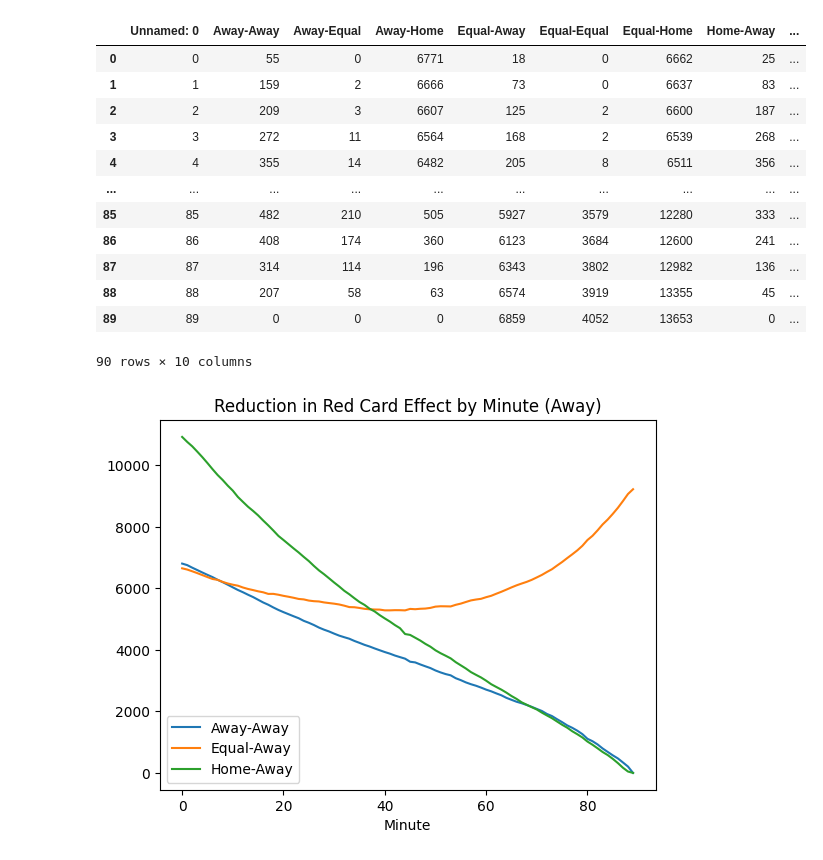
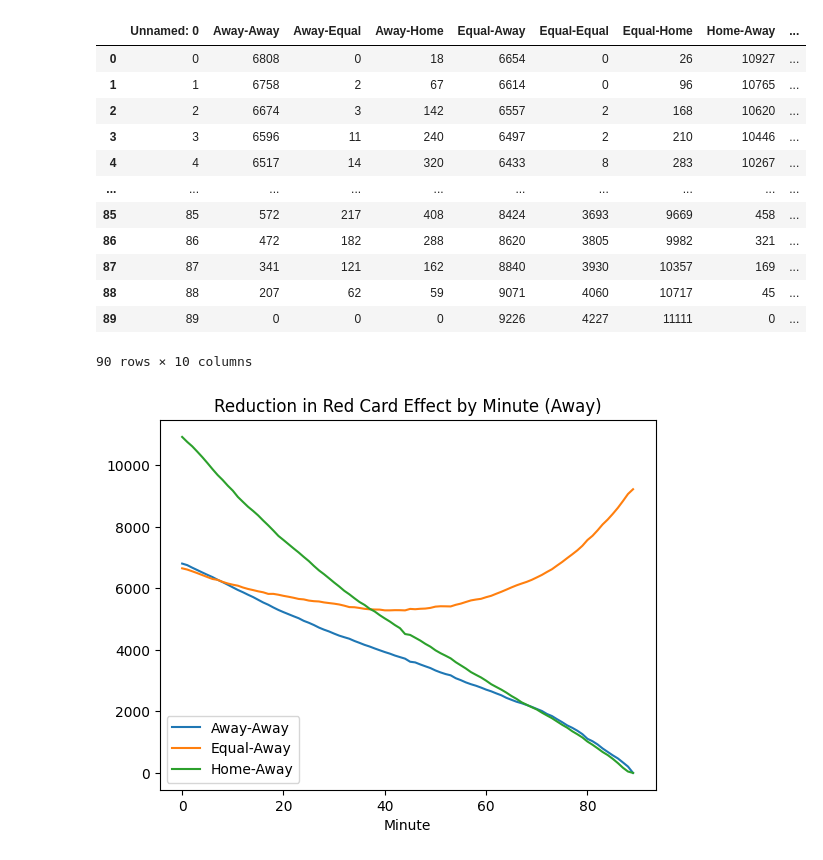
Before and after one commit to WowCodeSusah/Final_DS, a Jupyter notebook: Plot.ipynb, the cells around one changed output. Cells and saved outputs as stored; diff of their text form; code cells hidden in the pictures.

```diff
--- a/Plot.ipynb
+++ b/Plot.ipynb
@@ -73,20 +71,20 @@ plt.savefig('minuteComparison.png')
 homePredicted_show = pd.read_csv('CSV\homePredict.csv')
 awayPredicted_show = pd.read_csv('CSV\AwayPredict.csv')
 # %%
-awayPredicted_show
+homePredicted_show
 # %% [output]
 |  | Unnamed: 0 | Away-Away | Away-Equal | Away-Home | Equal-Away | Equal-Equal | Equal-Home | Home-Away | ... |
-| 0 | 0 | 55 | 0 | 6771 | 18 | 0 | 6662 | 25 | ... |
-| 1 | 1 | 159 | 2 | 6666 | 73 | 0 | 6637 | 83 | ... |
-| 2 | 2 | 209 | 3 | 6607 | 125 | 2 | 6600 | 187 | ... |
-| 3 | 3 | 272 | 11 | 6564 | 168 | 2 | 6539 | 268 | ... |
-| 4 | 4 | 355 | 14 | 6482 | 205 | 8 | 6511 | 356 | ... |
+| 0 | 0 | 6808 | 0 | 18 | 6654 | 0 | 26 | 10927 | ... |
+| 1 | 1 | 6758 | 2 | 67 | 6614 | 0 | 96 | 10765 | ... |
+| 2 | 2 | 6674 | 3 | 142 | 6557 | 2 | 168 | 10620 | ... |
+| 3 | 3 | 6596 | 11 | 240 | 6497 | 2 | 210 | 10446 | ... |
+| 4 | 4 | 6517 | 14 | 320 | 6433 | 8 | 283 | 10267 | ... |
 | ... | ... | ... | ... | ... | ... | ... | ... | ... | ... |
-| 85 | 85 | 482 | 210 | 505 | 5927 | 3579 | 12280 | 333 | ... |
-| 86 | 86 | 408 | 174 | 360 | 6123 | 3684 | 12600 | 241 | ... |
-| 87 | 87 | 314 | 114 | 196 | 6343 | 3802 | 12982 | 136 | ... |
-| 88 | 88 | 207 | 58 | 63 | 6574 | 3919 | 13355 | 45 | ... |
-| 89 | 89 | 0 | 0 | 0 | 6859 | 4052 | 13653 | 0 | ... |
+| 85 | 85 | 572 | 217 | 408 | 8424 | 3693 | 9669 | 458 | ... |
+| 86 | 86 | 472 | 182 | 288 | 8620 | 3805 | 9982 | 321 | ... |
+| 87 | 87 | 341 | 121 | 162 | 8840 | 3930 | 10357 | 169 | ... |
+| 88 | 88 | 207 | 62 | 59 | 9071 | 4060 | 10717 | 45 | ... |
+| 89 | 89 | 0 | 0 | 0 | 9226 | 4227 | 11111 | 0 | ... |
 90 rows × 10 columns
 # %%
 homePredicted_show[['Away-Away', 'Equal-Away', 'Home-Away']].plot(kind="line", title="Data Comparison")
```
Also changed, not shown: parts of 6 cells of this notebook, 6 other files.
